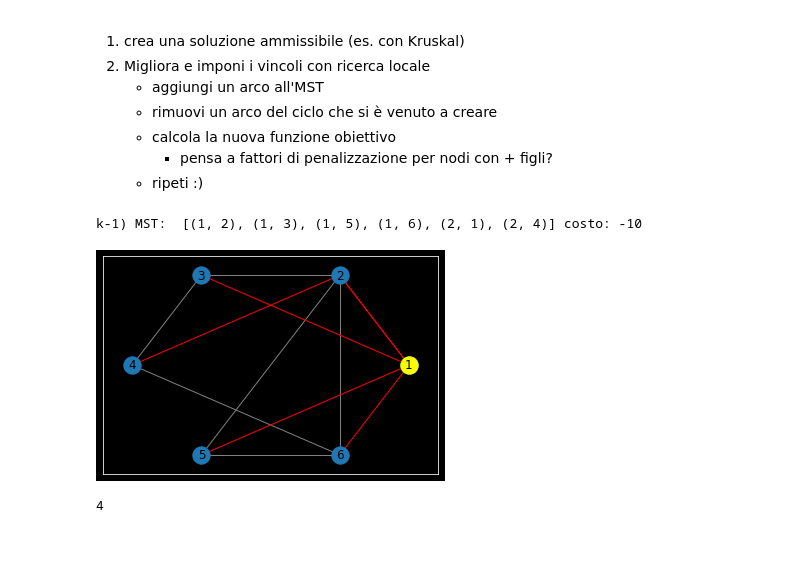
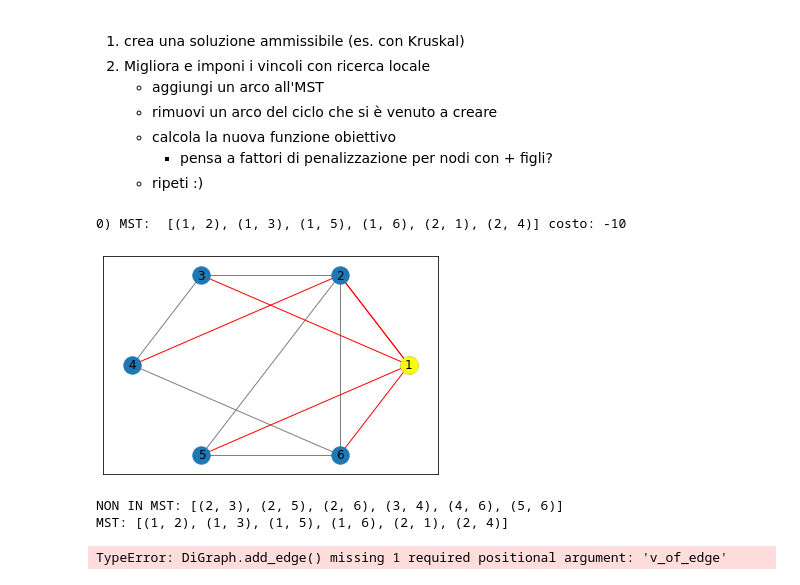
Before and after one commit to floysh/OR-project, a Jupyter notebook: progetto.ipynb, the cells around one changed output. Cells and saved outputs as stored; diff of their text form; code cells hidden in the pictures; blank space fills up the shorter version.

Commit message:
prove loop detection

```diff
--- a/progetto.ipynb
+++ b/progetto.ipynb
@@ -41,7 +41,7 @@ G.remove_edges_from([
 # %%
 # Alcune funzioni di supporto
 
-def draw_graph(graph, MST=nx.empty_graph(), root_node=0):
+def draw_graph(graph, MST=nx.empty_graph(), root_node=None):
     # adapted from:
     # https://stackoverflow.com/questions/60164893/highlighting-certain-nodes-edges-in-networkx-issues-with-using-zip
 
@@ -92,4 +92,7 @@ def cost(MST, root_node):
     * calcola la nuova funzione obiettivo
         * pensa a fattori di penalizzazione per nodi con + figli?
     * ripeti :)
+# %%
+# PARAMETRI
+ROOT_NODE=1
 # %%
@@ -121,15 +124,60 @@ def build_rooted_mst(graph, root_node):
 
     return MST
 # %%
-ROOT=1
-
-mst = build_rooted_mst(G, ROOT)
-print("k-1) MST: ", mst.edges, "costo:", -10)
-draw_graph(G, mst, ROOT)
+mst = build_rooted_mst(G, ROOT_NODE)
+print("0) MST: ", mst.edges, "costo:", -10)
+draw_graph(G, mst, ROOT_NODE)
 # %% [output]
-k-1) MST:  [(1, 2), (1, 3), (1, 5), (1, 6), (2, 1), (2, 4)] costo: -10
+0) MST:  [(1, 2), (1, 3), (1, 5), (1, 6), (2, 1), (2, 4)] costo: -10
-[figure, old version]
+[figure, new version]
-# %%
-cost(mst, ROOT)
-# %% [output]
-4
+# %%
+# CICLO DI MIGLIORAMENTO
+
+# calcolo il complementare all'MST
+outer_G = G.copy()
+outer_G.remove_edges_from(mst.edges)
+
+print("NON IN MST:", outer_G.edges)
+print("MST:", mst.edges)
+
+#draw_graph(outer_G, root_node=ROOT_NODE)
+
+
+# aggiungo un arco all'MST
+# ciò causerà la nascita di un ciclo nel grafo, perchè MST è sottinsieme massimale di archi senza cicli
+# quindi elimino un arco del ciclo che si è venuto a creare <=> la funzione obiettivo migliora
+
+# prima di tutto calcolo il valore attuale di obj()
+cost_before = cost(mst, ROOT_NODE)
+
+# prendo il primo perchè sì
+new_e = list(outer_G.edges)[0]
+mst.add_edge(new_e)
+
+
+loops = nx.cycle_basis(mst.to_undirected())
+
+print(loops)
+
+
+# 1: eliminazione GREEDY dell'arco in più
+for loop in loops:
+    candidates = [(a,loop[b]) for a in loop
+                       for b in range(loop.index(a)+1, loop.__len__())]
+
+    for ce in candidates:
+        mst.remove_edge(ce)
+        cost_after = cost(mst, ROOT_NODE)
+
+        if cost_after >= cost_before:
+            # annulla tutto e prova un altro candidato!
+            mst.add_edge(ce)
+        else:
+            # rendi la modifica permanente e passa oltre.
+            # non esploro gli altri archi candidati perchè con una mossa del genere
+            # il costo può essere ridotto solo di 1
+            break
+# %% [output]
+NON IN MST: [(2, 3), (2, 5), (2, 6), (3, 4), (4, 6), (5, 6)]
+MST: [(1, 2), (1, 3), (1, 5), (1, 6), (2, 1), (2, 4)]
+TypeError: DiGraph.add_edge() missing 1 required positional argument: 'v_of_edge'
```
Also changed, not shown: parts of 3 cells of this notebook.
